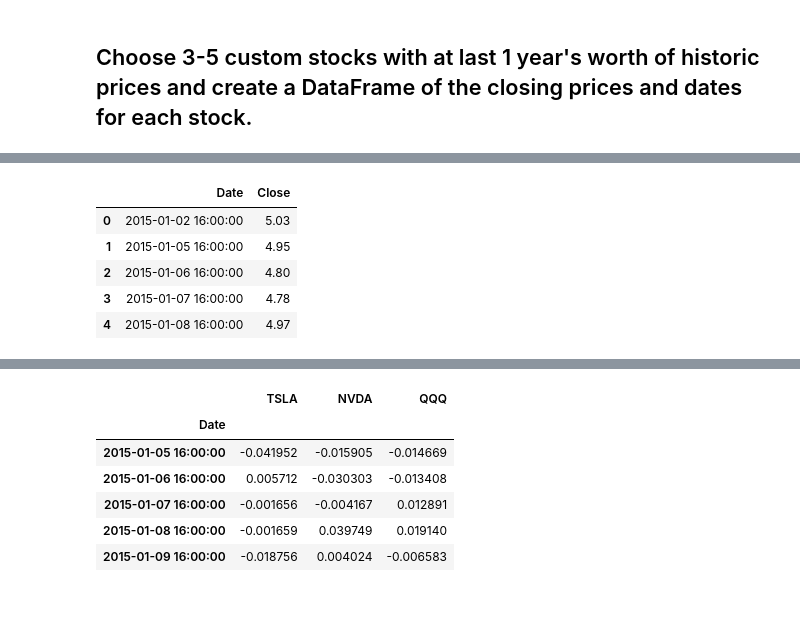
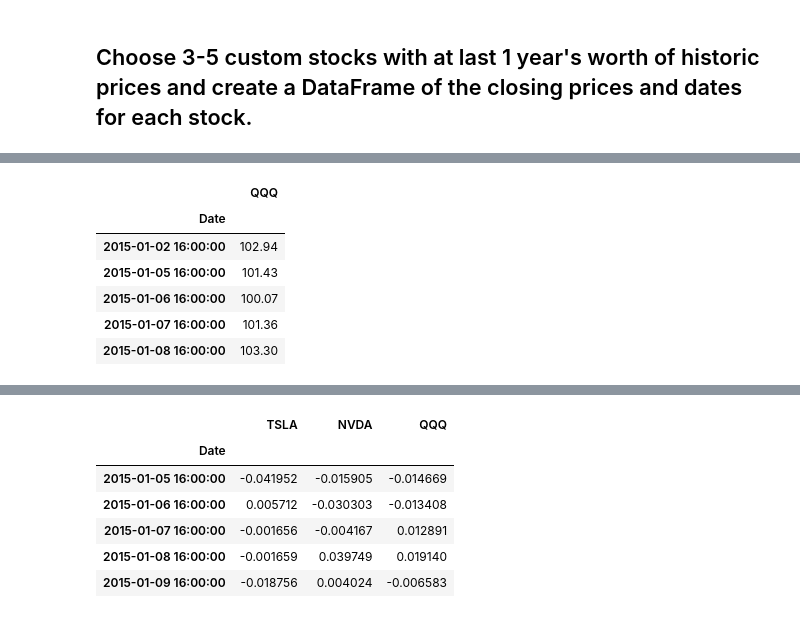
Before and after one commit to Fayee0103/pandas-homework, a Jupyter notebook: whale_analysis.ipynb, the cells around one changed output, grey strips where cells are left out. Cells and saved outputs as stored; diff of their text form; code cells hidden in the pictures.

```diff
--- a/whale_analysis.ipynb
+++ b/whale_analysis.ipynb
@@ -331,3 +343,11 @@ In this section, you will build your own portfolio of stocks, calculate the retu
 5. Include correlation analysis to determine which stocks (if any) are correlated.
 # %% [markdown]
 ## Choose 3-5 custom stocks with at last 1 year's worth of historic prices and create a DataFrame of the closing prices and dates for each stock.
+# %%
+# Reading data from 1st stock
+def read_stock_price(ticker):
+    df= pd.read_csv(f"{ticker}_stockprice.csv",index_col="Date", infer_datetime_format=True, parse_dates=True)
+    df=df.rename(columns={"Close": ticker})
+    return df
+tsla_price=read_stock_price("TSLA")
+tsla_price.head()
@@ -337,11 +374,12 @@ tsla_price=pd.read_csv("TSLA_stockprice.csv")
 # %%
-# Reading data from 2nd stock
-nvda_price=pd.read_csv("NVDA_stockprice.csv")
-nvda_price.head()
+# Reading data from 3rd stock
+qqq_price=read_stock_price("QQQ")
+qqq_price.head()
 # %% [output]
-|  | Date | Close |
-| 0 | 2015-01-02 16:00:00 | 5.03 |
-| 1 | 2015-01-05 16:00:00 | 4.95 |
-| 2 | 2015-01-06 16:00:00 | 4.80 |
-| 3 | 2015-01-07 16:00:00 | 4.78 |
-| 4 | 2015-01-08 16:00:00 | 4.97 |
+|  | QQQ |
+| Date |  |
+| 2015-01-02 16:00:00 | 102.94 |
+| 2015-01-05 16:00:00 | 101.43 |
+| 2015-01-06 16:00:00 | 100.07 |
+| 2015-01-07 16:00:00 | 101.36 |
+| 2015-01-08 16:00:00 | 103.30 |
```
Also changed, not shown: parts of 36 cells of this notebook, 4 other files.
